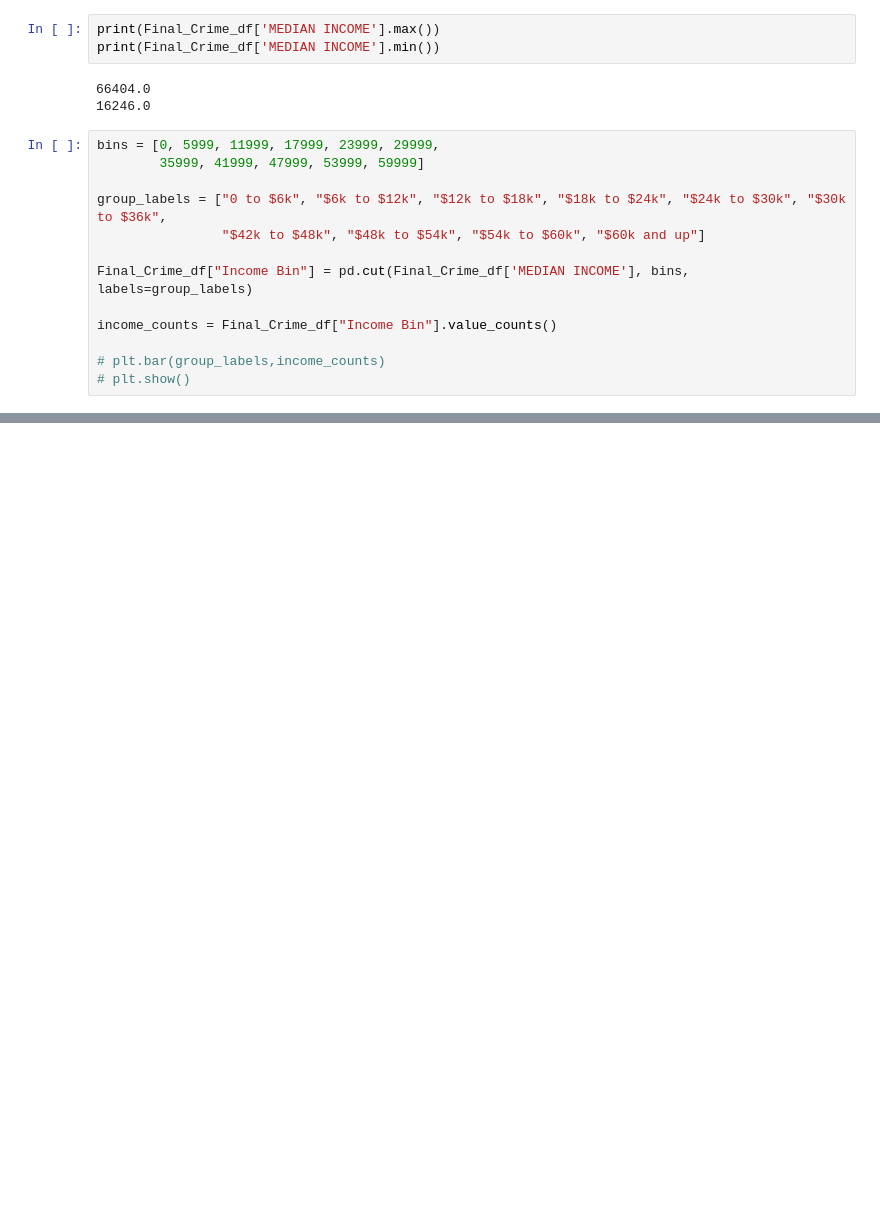
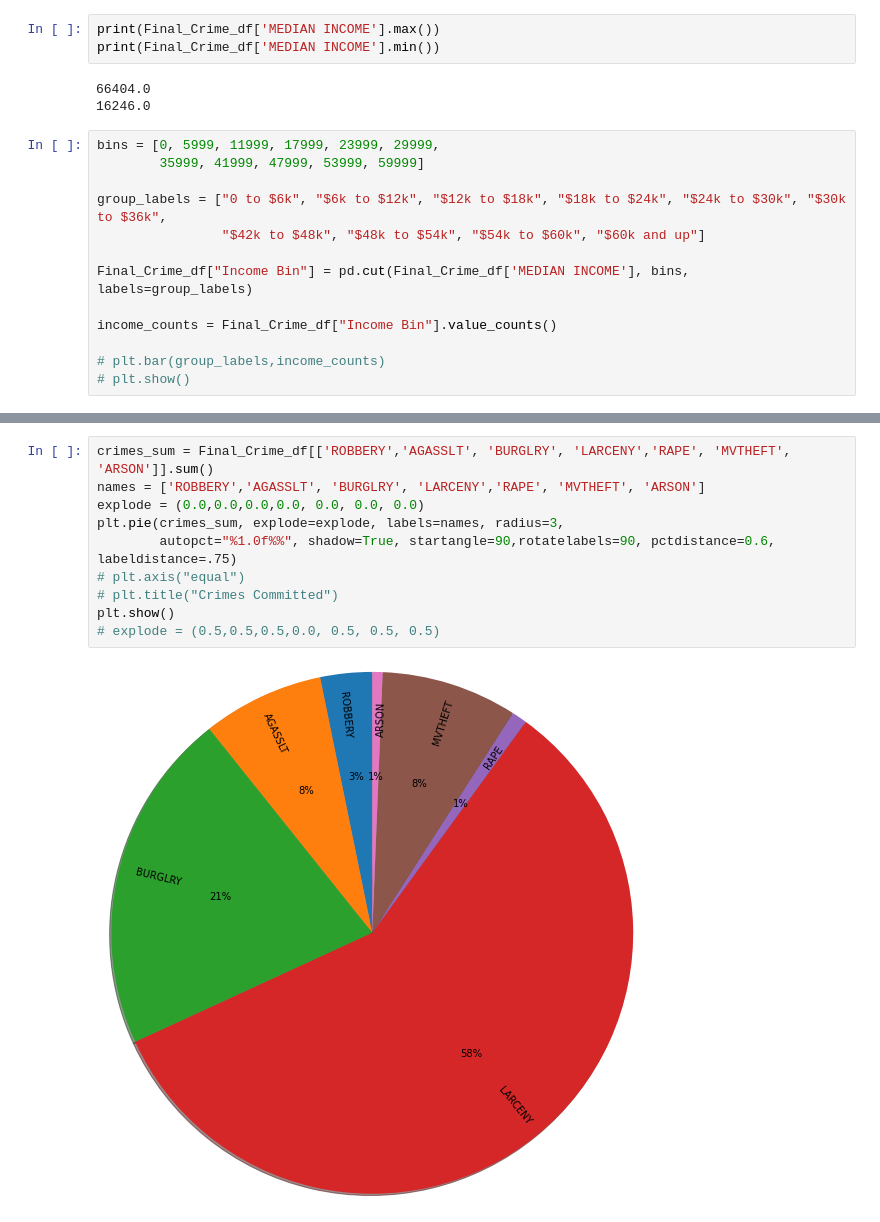
Before and after one commit to melindaeudy/Project_1, a Jupyter notebook: Project_1_Final.ipynb, the cells around one changed output, grey strips where cells are left out. Saved outputs shown, nothing was run; the diff lists cells and outputs as text; blank space fills up the shorter version.

```diff
--- a/Project_1_Final.ipynb
+++ b/Project_1_Final.ipynb
@@ -467,0 +469,12 @@ The correlation coefficient 0.06
+# %%
+crimes_sum = Final_Crime_df[['ROBBERY','AGASSLT', 'BURGLRY', 'LARCENY','RAPE', 'MVTHEFT', 'ARSON']].sum()
+names = ['ROBBERY','AGASSLT', 'BURGLRY', 'LARCENY','RAPE', 'MVTHEFT', 'ARSON']
+explode = (0.0,0.0,0.0,0.0, 0.0, 0.0, 0.0)
+plt.pie(crimes_sum, explode=explode, labels=names, radius=3,
+        autopct="%1.0f%%", shadow=True, startangle=90,rotatelabels=90, pctdistance=0.6, labeldistance=.75)
+# plt.axis("equal")
+# plt.title("Crimes Committed")
+plt.show()
+# explode = (0.5,0.5,0.5,0.0, 0.5, 0.5, 0.5)
+# %% [output]
+[figure, added]
```
Also changed, not shown: parts of 5 cells of this notebook, 1 other file.
